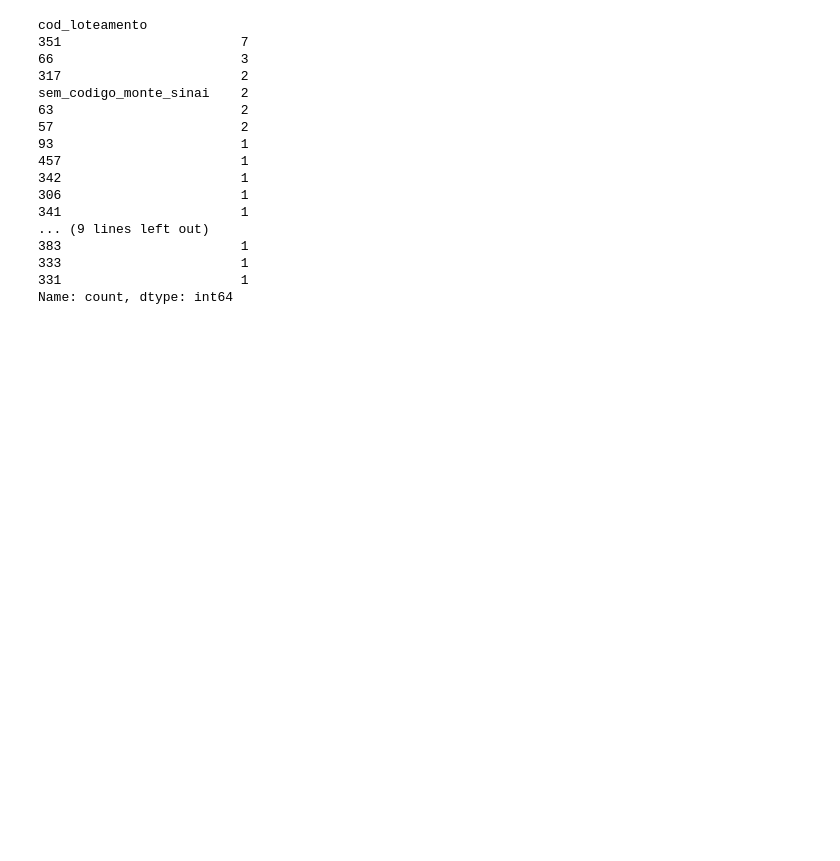
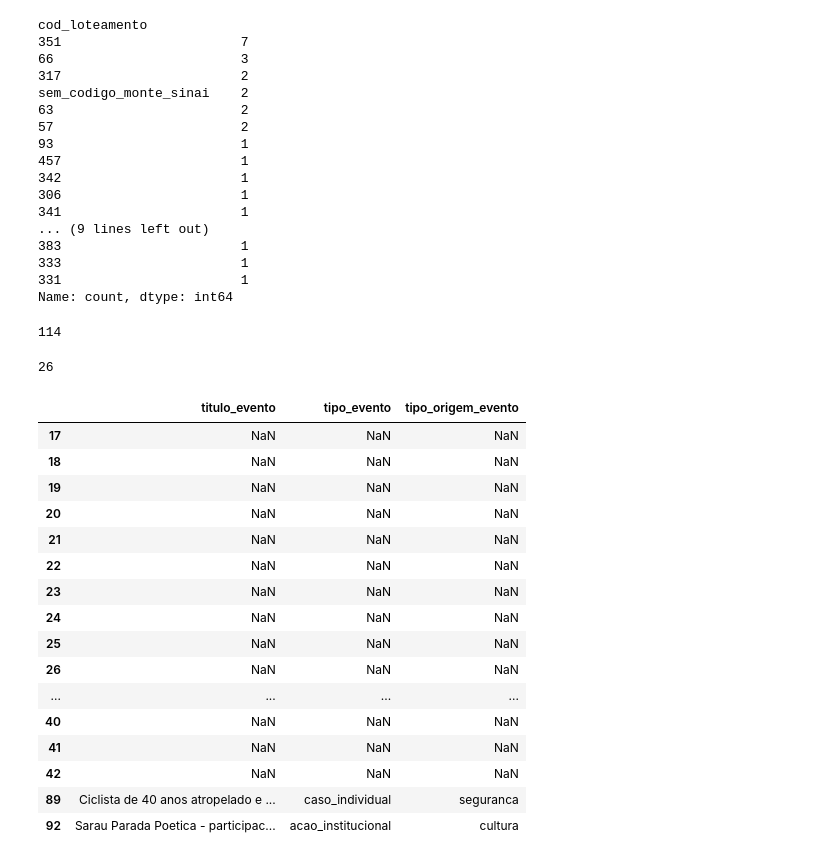
Before and after one commit to ailtonfv/pmh-arquitetura-dados-sociais, a Jupyter notebook: notebooks/midia/Análise/tribuna_e_outras.ipynb, the cells around one changed output. Cells and saved outputs as stored; diff of their text form; code cells hidden in the pictures; blank space fills up the shorter version.

```diff
--- a/notebooks/midia/Análise/tribuna_e_outras.ipynb
+++ b/notebooks/midia/Análise/tribuna_e_outras.ipynb
@@ -371,3 +381,34 @@ Name: count, dtype: int64
 df_filtrado = df_total[
     ~df_total["dimensao_ivs"].isin(["governanca", "SMIDS_EXT"])
 ]
+# %%
+print(len(df_total))
+# %% [output]
+114
+# %%
+df_total['dimensao_ivs'].isna().sum()
+df_total['polaridade_evento'].isna().sum()
+df_total['nivel_criticidade'].isna().sum()
+df_total['tipo_evento'].isna().sum()
+# %% [output]
+26
+# %%
+df_total[df_total['dimensao_ivs'].isna()][['titulo_evento','tipo_evento','tipo_origem_evento']]
+# %% [output]
+|  | titulo_evento | tipo_evento | tipo_origem_evento |
+| 17 | NaN | NaN | NaN |
+| 18 | NaN | NaN | NaN |
+| 19 | NaN | NaN | NaN |
+| 20 | NaN | NaN | NaN |
+| 21 | NaN | NaN | NaN |
+| 22 | NaN | NaN | NaN |
+| 23 | NaN | NaN | NaN |
+| 24 | NaN | NaN | NaN |
+| 25 | NaN | NaN | NaN |
+| 26 | NaN | NaN | NaN |
+| ... | ... | ... | ... |
+| 40 | NaN | NaN | NaN |
+| 41 | NaN | NaN | NaN |
+| 42 | NaN | NaN | NaN |
+| 89 | Ciclista de 40 anos atropelado e ... | caso_individual | seguranca |
+| 92 | Sarau Parada Poetica - participac... | acao_institucional | cultura |
```
Also changed, not shown: parts of 3 cells of this notebook, 1 other file.
